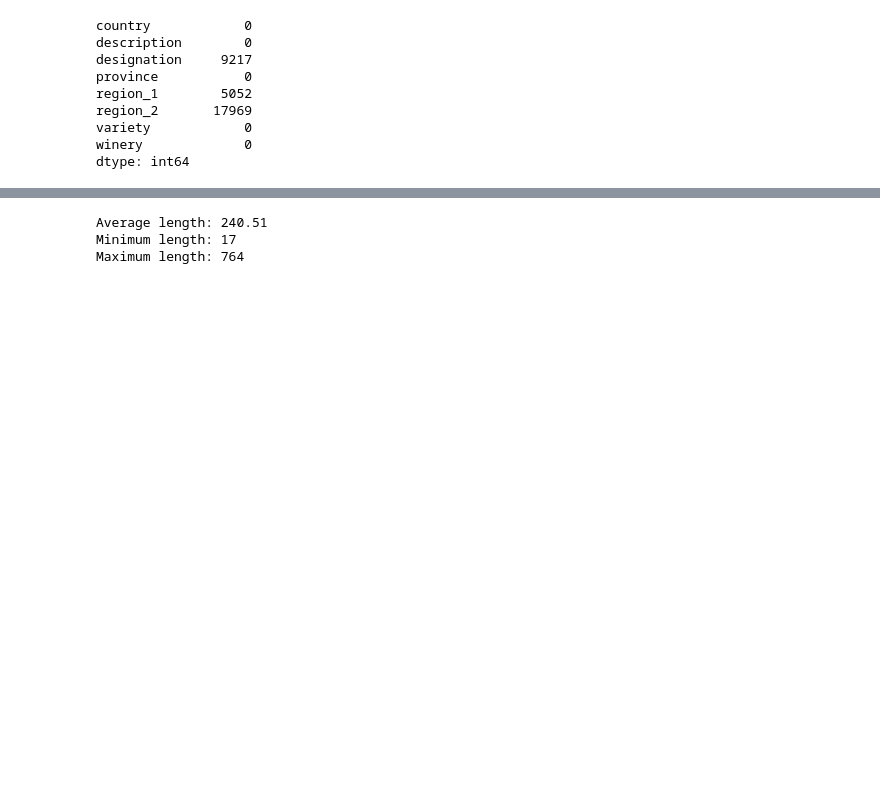
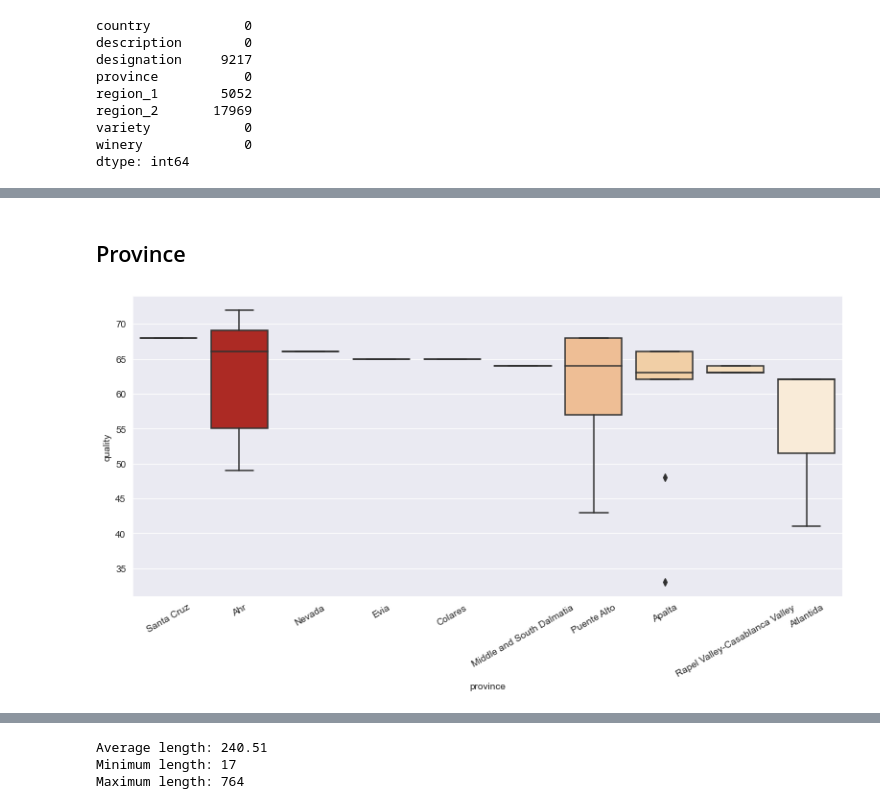
Before and after one commit to francescodisalvo05/wine-quality-prediction, a Jupyter notebook: EDA.ipynb, the cells around one changed output, grey strips where cells are left out. Drawn from its saved outputs; the diff is of its cells as text; code cells hidden in the pictures; blank space fills up the shorter version.

```diff
--- a/EDA.ipynb
+++ b/EDA.ipynb
@@ -325,0 +152,12 @@ unique values: 85005
+# %% [markdown]
+## Province
+# %%
+top  = X_dev.groupby('province').quality.median().sort_values(ascending=False).index[:10]
+top_df = X_dev[X_dev['province'].isin(top)]
+
+fig, ax = plt.subplots(figsize=(11, 6))
+sns.boxplot(ax=ax,x="province", y="quality", order=top, data=top_df,palette="OrRd_r")
+ax.set_xticklabels(rotation=30,labels=top)
+plt.tight_layout()
+# %% [output]
+[figure, added]
```
Also changed, not shown: parts of 45 cells of this notebook.
